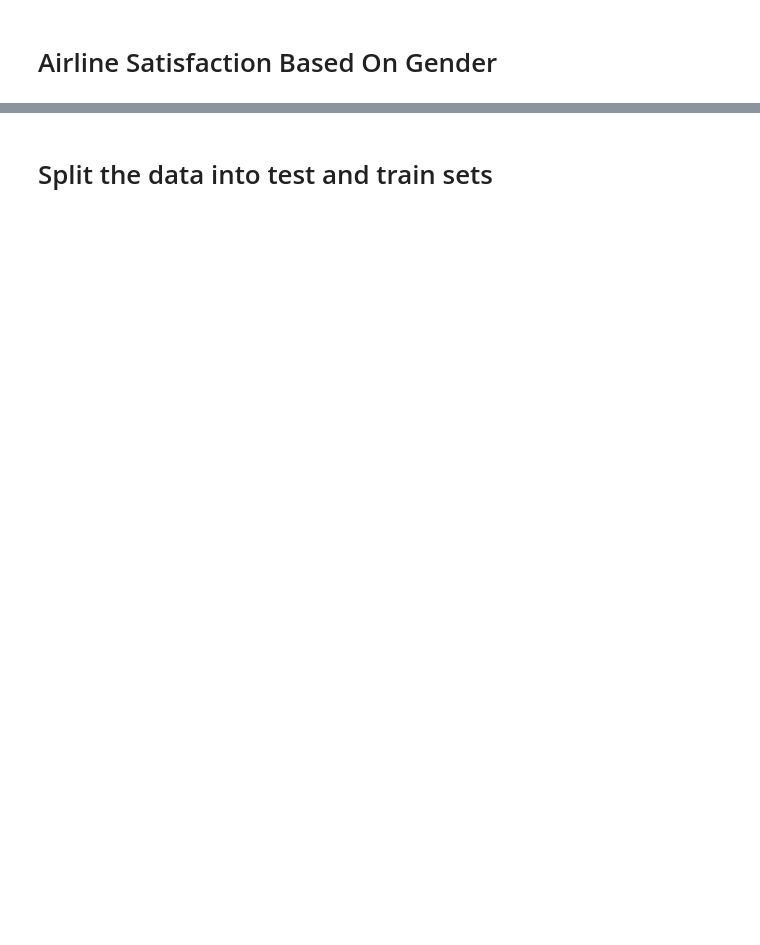
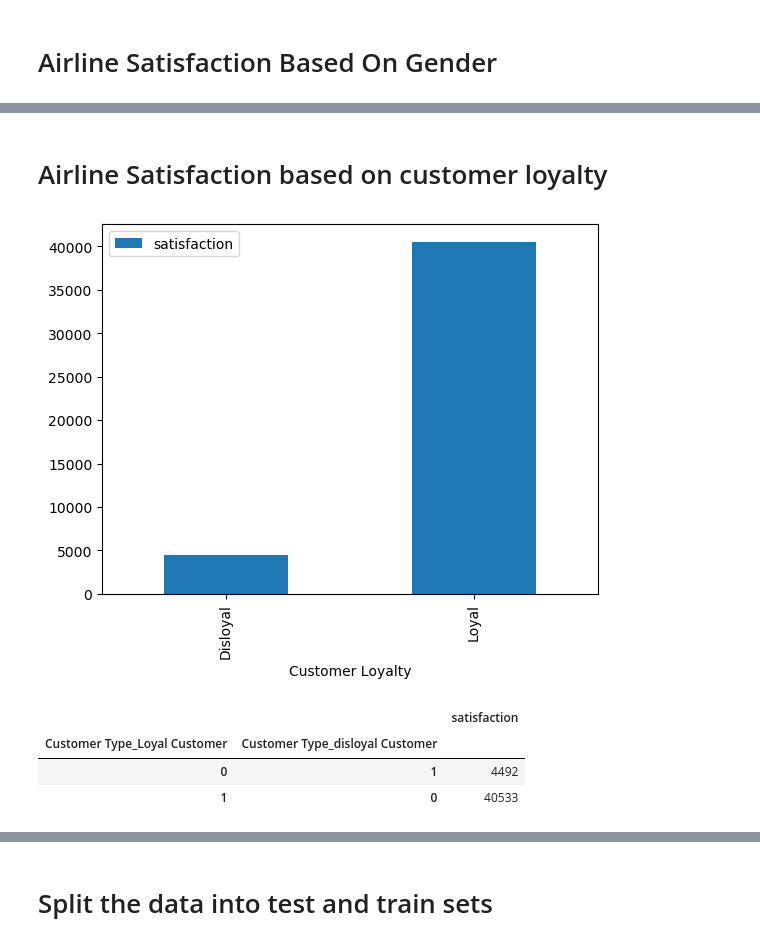
Before and after one commit to zjustus/Airline-Passenger-Satisfaction, a Jupyter notebook: main.ipynb, the cells around one changed output, grey strips where cells are left out. Cells and saved outputs as stored; diff of their text form; code cells hidden in the pictures; blank space fills up the shorter version.

Commit message:
bar charts for customer loyalty, travel type, class

```diff
--- a/main.ipynb
+++ b/main.ipynb
@@ -140,0 +152,18 @@ Text(0.5, 0, 'Gender')
+# %% [markdown]
+# Airline Satisfaction based on customer loyalty
+# %%
+#Bar chart displaying Airline Satisfaction based on customer loyalty
+loyalty_grouped= trainSet_transformed.groupby(['Customer Type_Loyal Customer','Customer Type_disloyal Customer'])
+loyalty_grouped=loyalty_grouped.agg({'satisfaction':['sum']})
+loyalty_grouped.columns=['satisfaction']
+loyalty_grouped.plot.bar()
+plt.xticks(range(len(loyalty_grouped)),['Disloyal','Loyal'])
+plt.xlabel('Customer Loyalty')
+plt.show()
+loyalty_grouped
+# %% [output]
+[figure, added]
+|  |  | satisfaction |
+| Customer Type_Loyal Customer | Customer Type_disloyal Customer |  |
+| 0 | 1 | 4492 |
+| 1 | 0 | 40533 |
```
Also changed, not shown: parts of 7 cells of this notebook.
